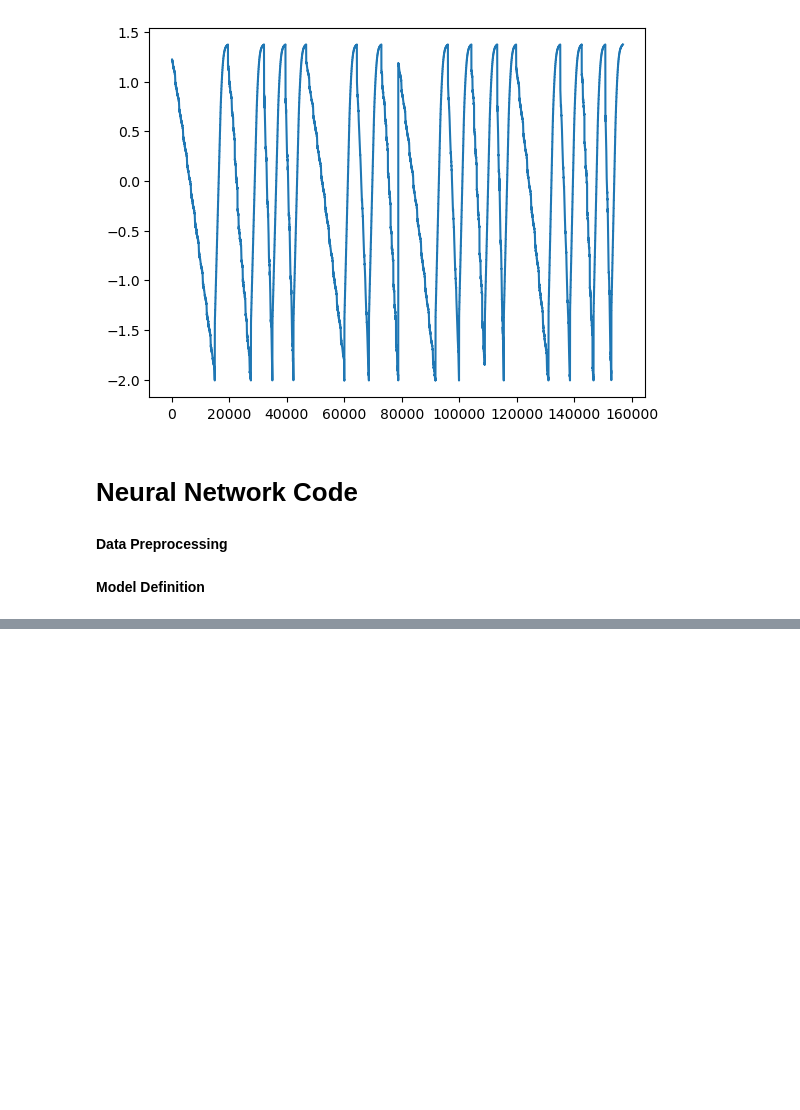
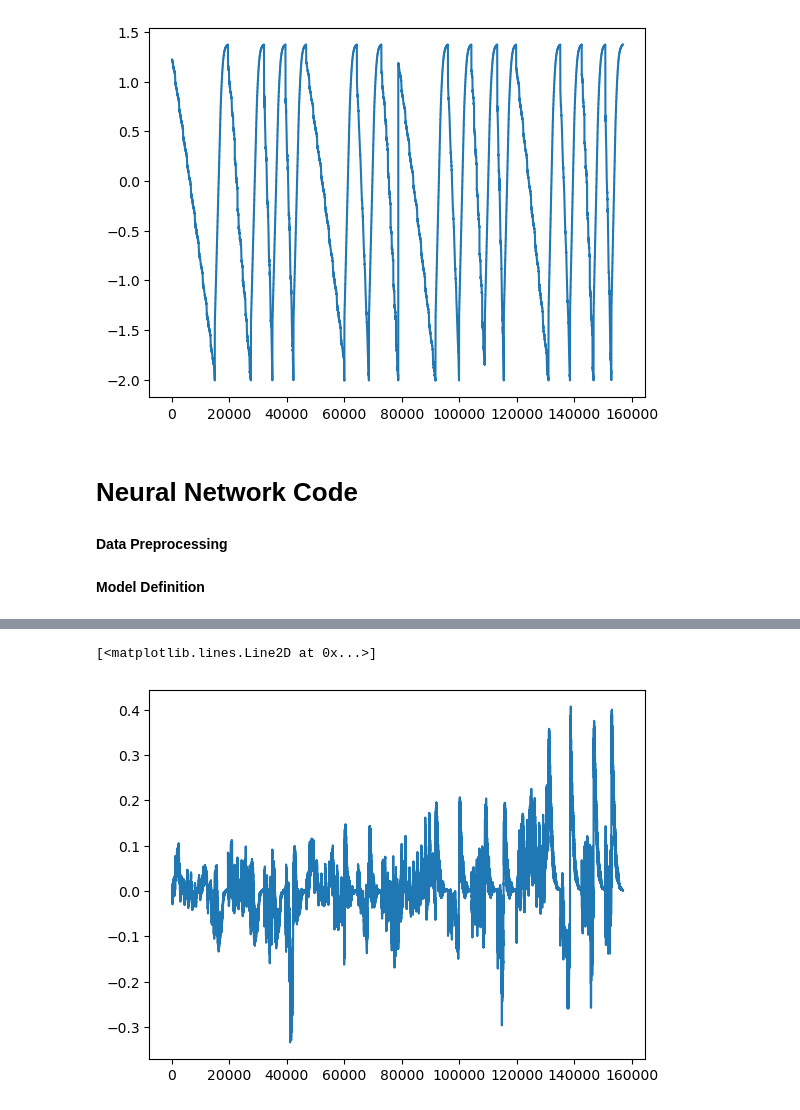
Before and after one commit to sanitbhatkar/Battery, a Jupyter notebook: SOC with Neural Networks/LG battery/Folder and File List.ipynb, the cells around one changed output, grey strips where cells are left out. Saved outputs shown, nothing was run; the diff lists cells and outputs as text; code cells hidden in the pictures; blank space fills up the shorter version.

```diff
--- a/SOC with Neural Networks/LG battery/Folder and File List.ipynb
+++ b/SOC with Neural Networks/LG battery/Folder and File List.ipynb
@@ -260,0 +333,5 @@ cnn_model = Sequential()
+# %%
+plt.plot(test_predict.flatten()-test_label_reshaped.flatten())
+# %% [output]
+[<matplotlib.lines.Line2D at 0x...>]
+[figure, added]
```
Also changed, not shown: parts of 20 cells of this notebook, 1 other file.
